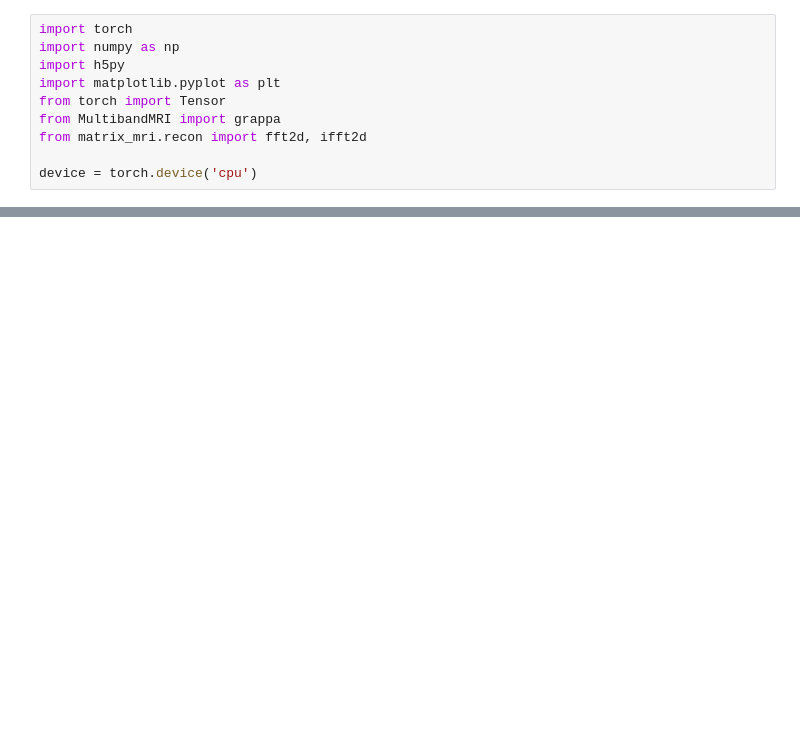
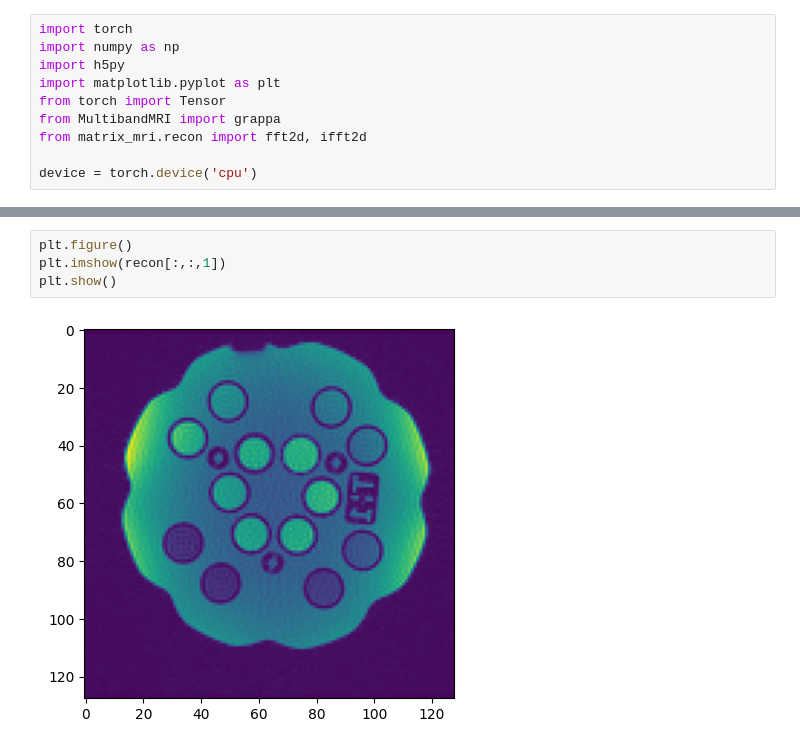
Before and after one commit to AdaptiveMRILab/MultibandMRI, a Jupyter notebook: dev_grappa.ipynb, the cells around one changed output, grey strips where cells are left out. Drawn from its saved outputs; the diff is of its cells as text; blank space fills up the shorter version.

```diff
--- a/dev_grappa.ipynb
+++ b/dev_grappa.ipynb
@@ -86,0 +99,6 @@ plt.show()
+# %%
+plt.figure()
+plt.imshow(recon[:,:,1])
+plt.show()
+# %% [output]
+[figure, added]
```
Also changed, not shown: parts of 4 cells of this notebook, 3 other files.
